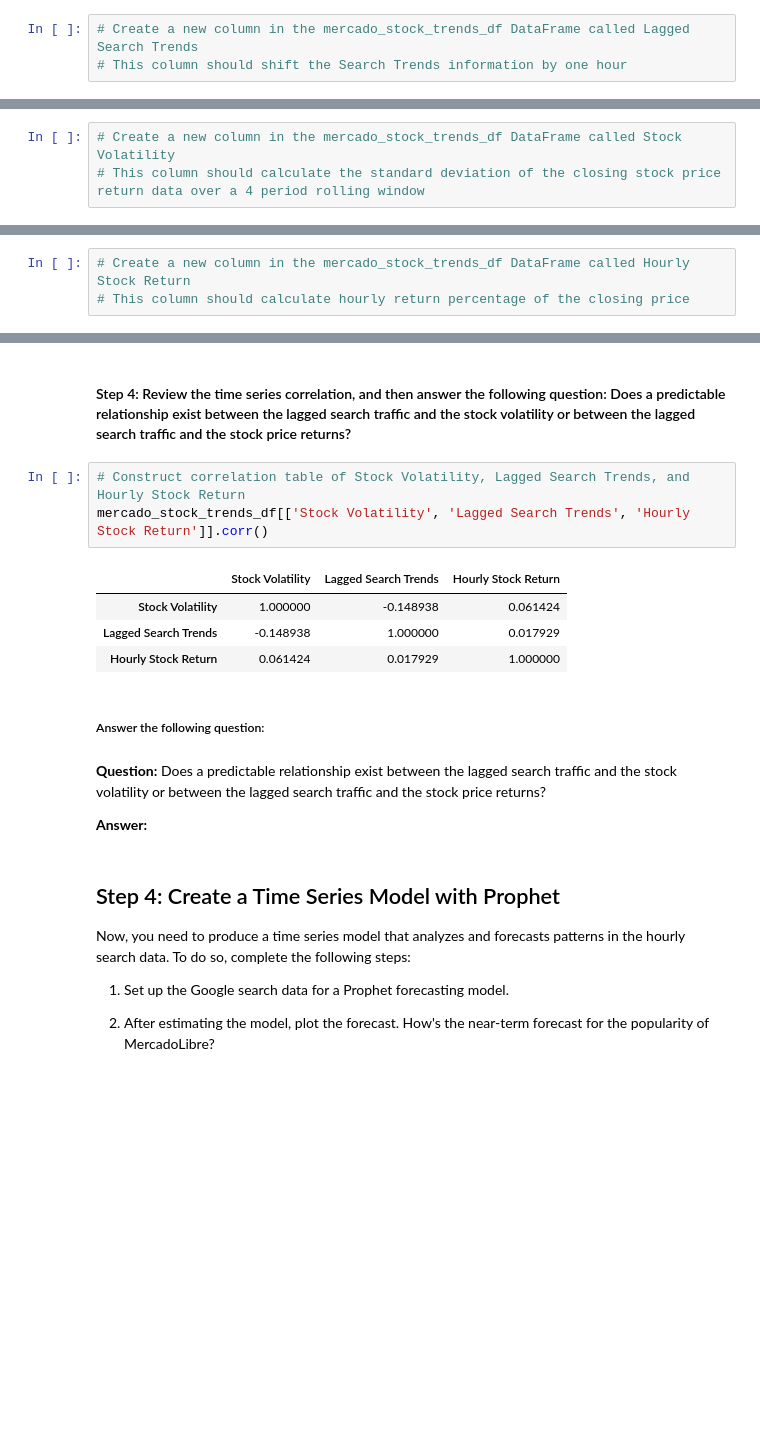
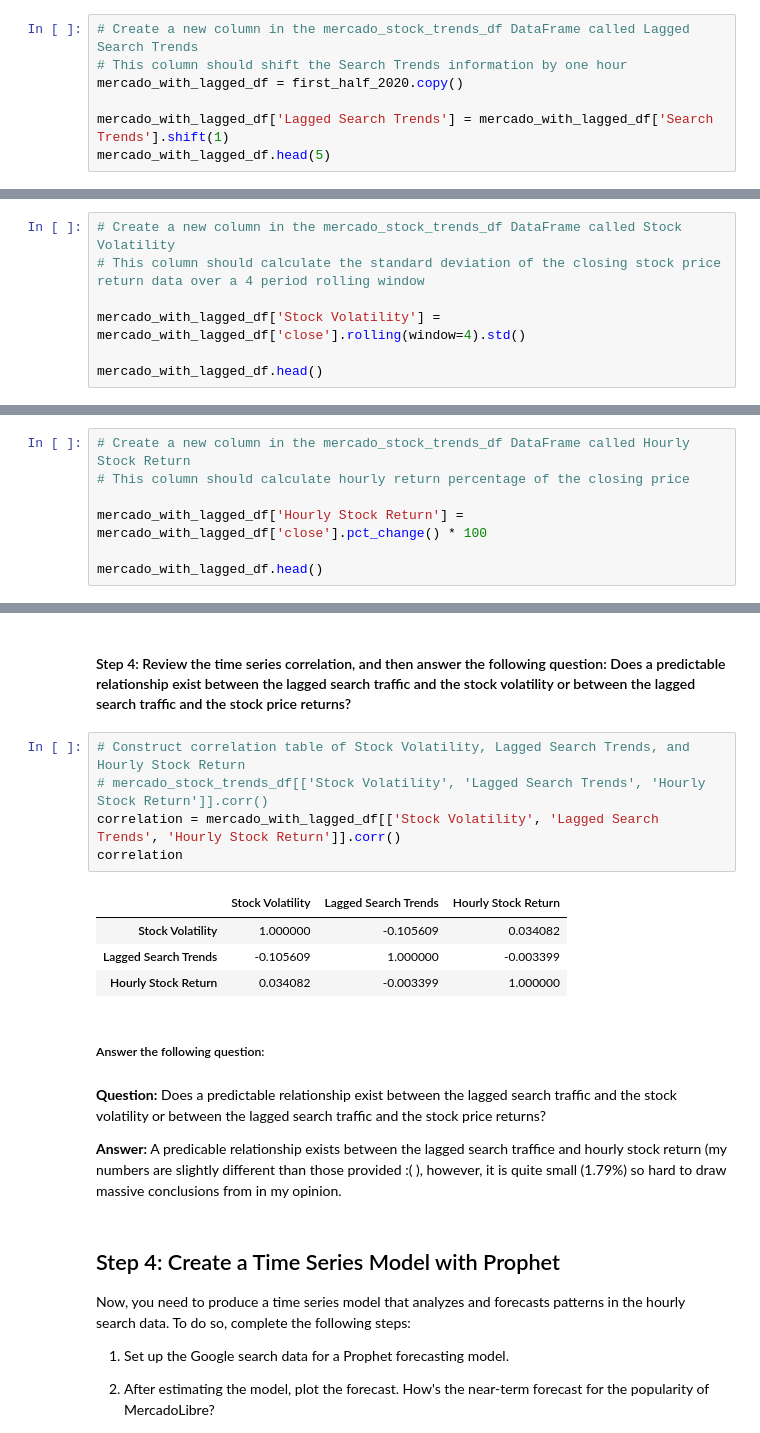
Before and after one commit to mr-cworld/prophet-challenge, a Jupyter notebook: forecasting_net_prophet.ipynb, the cells around one changed output, grey strips where cells are left out. Drawn from its saved outputs; the diff is of its cells as text; blank space fills up the shorter version.

```diff
--- a/forecasting_net_prophet.ipynb
+++ b/forecasting_net_prophet.ipynb
@@ -316,3 +316,7 @@ array([<Axes: >, <Axes: >], dtype=object)
 # %%
 # Create a new column in the mercado_stock_trends_df DataFrame called Lagged Search Trends
 # This column should shift the Search Trends information by one hour
+mercado_with_lagged_df = first_half_2020.copy()
+
+mercado_with_lagged_df['Lagged Search Trends'] = mercado_with_lagged_df['Search Trends'].shift(1)
+mercado_with_lagged_df.head(5)
@@ -319,3 +330,7 @@ array([<Axes: >, <Axes: >], dtype=object)
 # %%
 # Create a new column in the mercado_stock_trends_df DataFrame called Stock Volatility
 # This column should calculate the standard deviation of the closing stock price return data over a 4 period rolling window
+
+mercado_with_lagged_df['Stock Volatility'] = mercado_with_lagged_df['close'].rolling(window=4).std()
+
+mercado_with_lagged_df.head()
@@ -329,3 +353,7 @@ array([<Axes: >, <Axes: >], dtype=object)
 # %%
 # Create a new column in the mercado_stock_trends_df DataFrame called Hourly Stock Return
 # This column should calculate hourly return percentage of the closing price
+
+mercado_with_lagged_df['Hourly Stock Return'] = mercado_with_lagged_df['close'].pct_change() * 100
+
+mercado_with_lagged_df.head()
@@ -348,18 +390,20 @@ array([<Axes: >, <Axes: >], dtype=object)
 #### Step 4: Review the time series correlation, and then answer the following question: Does a predictable relationship exist between the lagged search traffic and the stock volatility or between the lagged search traffic and the stock price returns?
 # %%
 # Construct correlation table of Stock Volatility, Lagged Search Trends, and Hourly Stock Return
-mercado_stock_trends_df[['Stock Volatility', 'Lagged Search Trends', 'Hourly Stock Return']].corr()
+# mercado_stock_trends_df[['Stock Volatility', 'Lagged Search Trends', 'Hourly Stock Return']].corr()
+correlation = mercado_with_lagged_df[['Stock Volatility', 'Lagged Search Trends', 'Hourly Stock Return']].corr()
+correlation
 # %% [output]
 |  | Stock Volatility | Lagged Search Trends | Hourly Stock Return |
-| Stock Volatility | 1.000000 | -0.148938 | 0.061424 |
-| Lagged Search Trends | -0.148938 | 1.000000 | 0.017929 |
-| Hourly Stock Return | 0.061424 | 0.017929 | 1.000000 |
+| Stock Volatility | 1.000000 | -0.105609 | 0.034082 |
+| Lagged Search Trends | -0.105609 | 1.000000 | -0.003399 |
+| Hourly Stock Return | 0.034082 | -0.003399 | 1.000000 |
 # %% [markdown]
 ##### Answer the following question:
 # %% [markdown]
 **Question:** Does a predictable relationship exist between the lagged search traffic and the stock volatility or between the lagged search traffic and the stock price returns?
 
-**Answer:**
+**Answer:** A predicable relationship exists between the lagged search traffice and hourly stock return (my numbers are slightly different than those provided :( ), however,  it is quite small (1.79%) so hard to draw massive conclusions from in my opinion.
 # %% [markdown]
 ## Step 4: Create a Time Series Model with Prophet
 
```
Also changed, not shown: parts of 10 cells of this notebook.
